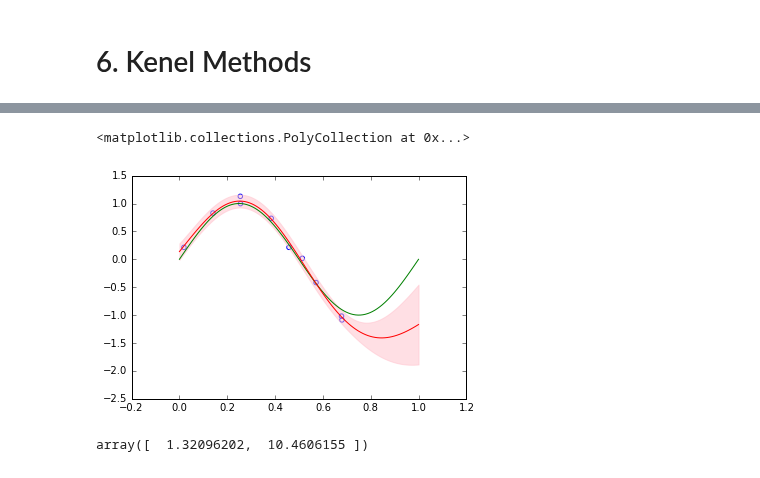
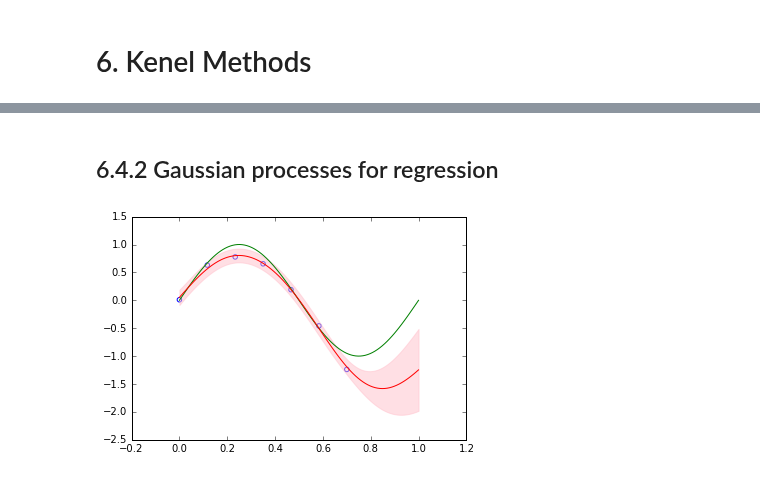
Before and after one commit to ctgk/PRML, a Jupyter notebook: ch06_Kernel_Methods.ipynb, the cells around one changed output, grey strips where cells are left out. Drawn from its saved outputs; the diff is of its cells as text; code cells hidden in the pictures.

```diff
--- a/ch06_Kernel_Methods.ipynb
+++ b/ch06_Kernel_Methods.ipynb
@@ -8,16 +8,10 @@ import matplotlib.pyplot as plt
 import kernels
 import regressions
 # %%
-def create_toy_data(func, low=0, high=1., n=10, std=1.):
-    x = np.random.uniform(low, high, n)
+def create_toy_data(func, n=10, std=1., domain=[0., 1.]):
+    x = np.linspace(domain[0], domain[1], n)
     t = func(x) + np.random.normal(scale=std, size=n)
     return x, t
 
-def func(x):
+def sinusoidal(x):
         return np.sin(2 * np.pi * x)
-
-x, t = create_toy_data(func, high=0.7, std=0.1)
-x_test = np.linspace(0, 1, 100)
-
-plt.scatter(x, t, facecolor="none", edgecolor="b", color="blue", label="training")
-plt.plot(x_test, func(x_test), color="g", label="sin$(2\pi x)$")
@@ -30,13 +34,17 @@ gpr.fit_kernel(x[:, None], t)
+# %% [markdown]
+## 6.4.2 Gaussian processes for regression
 # %%
-y, y_std = gpr.predict_dist(x_test[:, None])
-plt.scatter(x, t, facecolor="none", edgecolor="b", color="blue", label="training")
-plt.plot(x_test, func(x_test), color="g", label="sin$(2\pi x)$")
-plt.plot(x_test, y, color="r", label="gpr")
-plt.fill_between(x_test, y - y_std, y + y_std, alpha=0.5, color="pink", label="std")
+x_train, y_train = create_toy_data(sinusoidal, n=7, std=0.1, domain=[0., 0.7])
+x = np.linspace(0, 1, 100)
+
+gpr = regressions.GaussianProcessRegression(kernel=kernels.RBF(np.array([1., 15.])), beta=100)
+gpr.fit(x_train, y_train)
+
+y, y_std = gpr.predict_dist(x)
+plt.scatter(x_train, y_train, facecolor="none", edgecolor="b", color="blue", label="training")
+plt.plot(x, sinusoidal(x), color="g", label="sin$(2\pi x)$")
+plt.plot(x, y, color="r", label="gpr")
+plt.fill_between(x, y - y_std, y + y_std, alpha=0.5, color="pink", label="std")
+plt.show()
 # %% [output]
-<matplotlib.collections.PolyCollection at 0x...>
-[figure, old version]
+[figure, new version]
-# %%
-gpr.kernel.params
-# %% [output]
-array([  1.32096202,  10.4606155 ])
```
Also changed, not shown: parts of 9 cells of this notebook, 1 other file.
